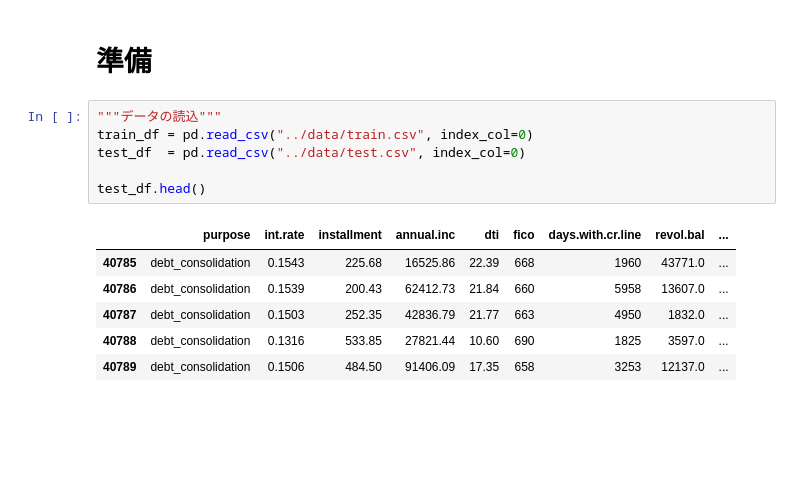
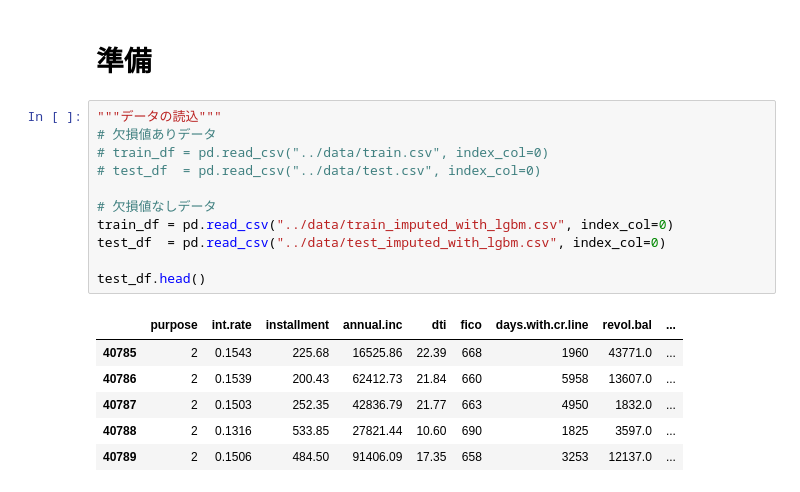
Before and after one commit to christian6022/MUFJ_Basic_Camp2024, a Jupyter notebook: src/model.ipynb, the cells around one changed output. Cells and saved outputs as stored; diff of their text form; blank space fills up the shorter version.

```diff
--- a/src/model.ipynb
+++ b/src/model.ipynb
@@ -5,17 +12,22 @@ import pandas as pd
 # 準備
 # %%
 """データの読込"""
-train_df = pd.read_csv("../data/train.csv", index_col=0)
-test_df  = pd.read_csv("../data/test.csv", index_col=0)
+# 欠損値ありデータ
+# train_df = pd.read_csv("../data/train.csv", index_col=0)
+# test_df  = pd.read_csv("../data/test.csv", index_col=0)
+
+# 欠損値なしデータ
+train_df = pd.read_csv("../data/train_imputed_with_lgbm.csv", index_col=0)
+test_df  = pd.read_csv("../data/test_imputed_with_lgbm.csv", index_col=0)
 
 test_df.head()
 # %% [output]
 |  | purpose | int.rate | installment | annual.inc | dti | fico | days.with.cr.line | revol.bal | ... |
-| 40785 | debt_consolidation | 0.1543 | 225.68 | 16525.86 | 22.39 | 668 | 1960 | 43771.0 | ... |
-| 40786 | debt_consolidation | 0.1539 | 200.43 | 62412.73 | 21.84 | 660 | 5958 | 13607.0 | ... |
-| 40787 | debt_consolidation | 0.1503 | 252.35 | 42836.79 | 21.77 | 663 | 4950 | 1832.0 | ... |
-| 40788 | debt_consolidation | 0.1316 | 533.85 | 27821.44 | 10.60 | 690 | 1825 | 3597.0 | ... |
-| 40789 | debt_consolidation | 0.1506 | 484.50 | 91406.09 | 17.35 | 658 | 3253 | 12137.0 | ... |
+| 40785 | 2 | 0.1543 | 225.68 | 16525.86 | 22.39 | 668 | 1960 | 43771.0 | ... |
+| 40786 | 2 | 0.1539 | 200.43 | 62412.73 | 21.84 | 660 | 5958 | 13607.0 | ... |
+| 40787 | 2 | 0.1503 | 252.35 | 42836.79 | 21.77 | 663 | 4950 | 1832.0 | ... |
+| 40788 | 2 | 0.1316 | 533.85 | 27821.44 | 10.60 | 690 | 1825 | 3597.0 | ... |
+| 40789 | 2 | 0.1506 | 484.50 | 91406.09 | 17.35 | 658 | 3253 | 12137.0 | ... |
 # %%
 """データの基本情報"""
 
```
Also changed, not shown: parts of 16 cells of this notebook, 2 other files.
